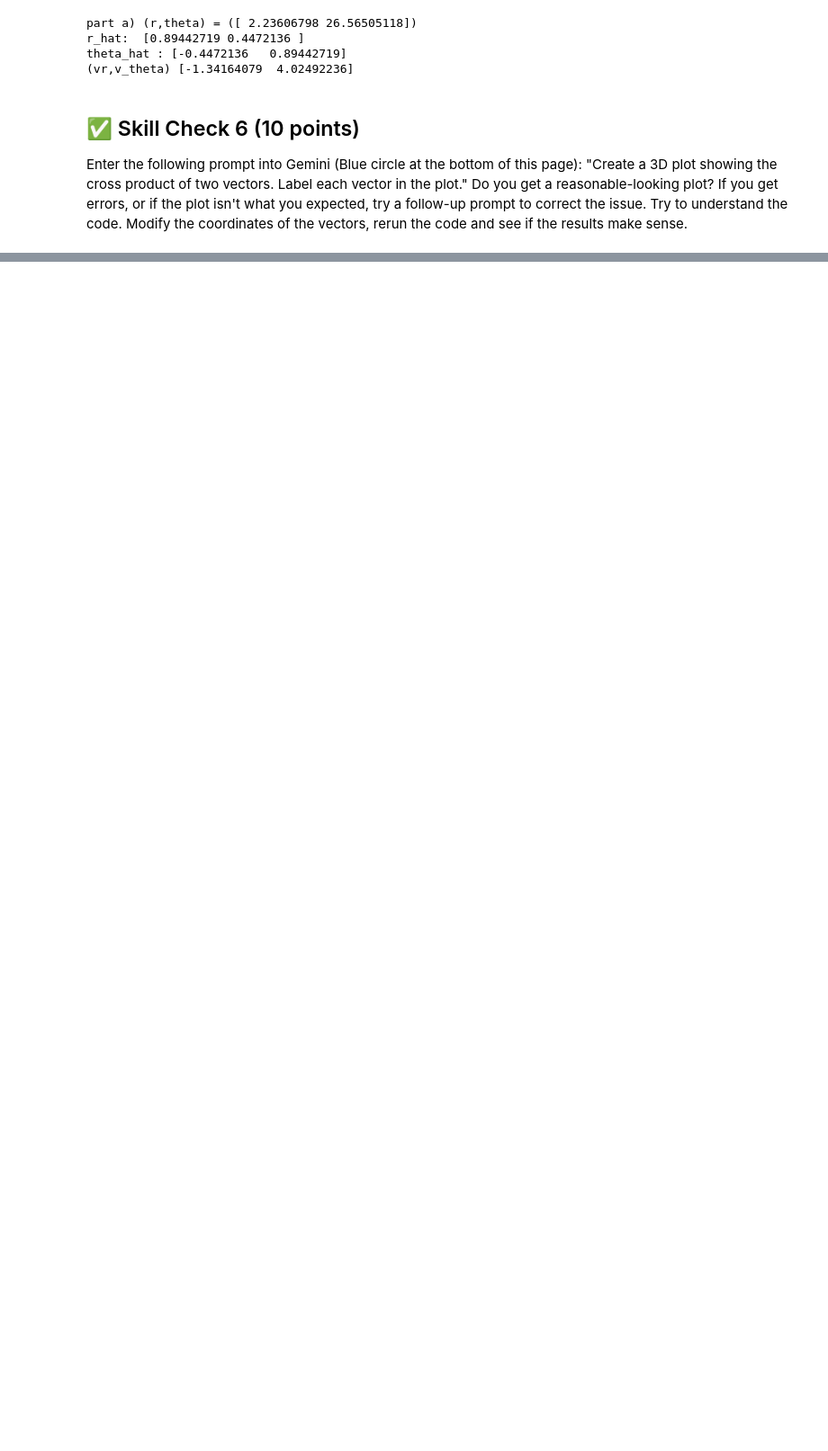
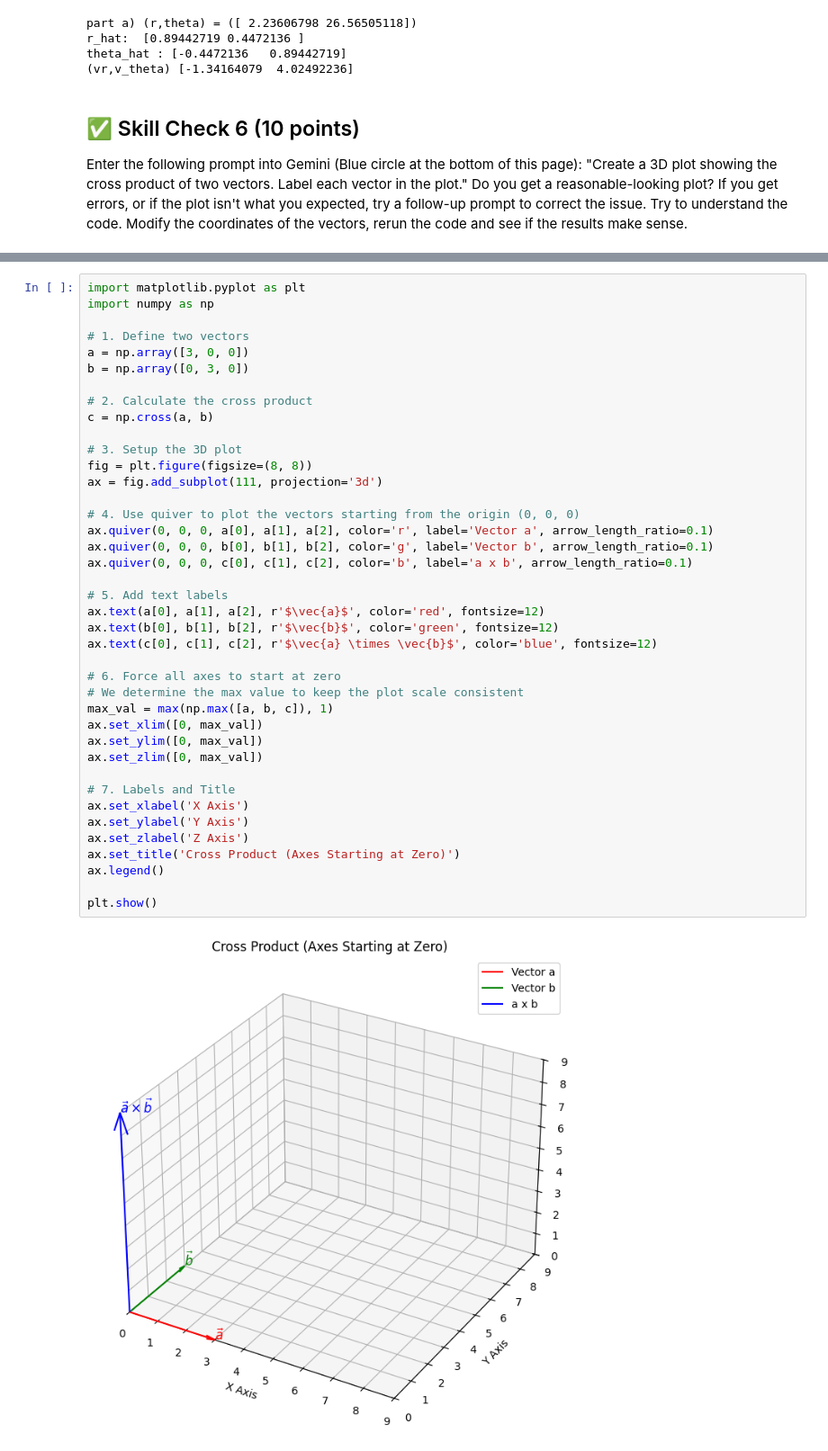
Before and after one commit to Reiniery/Analytical_Mechanics, a Jupyter notebook: HW_1A.ipynb, the cells around one changed output, grey strips where cells are left out. Shown at 90% size. Cells and saved outputs as stored; diff of their text form; blank space fills up the shorter version.

```diff
--- a/HW_1A.ipynb
+++ b/HW_1A.ipynb
@@ -286,0 +285,42 @@ Enter the following prompt into Gemini (Blue circle at the bottom of this page):
+# %%
+import matplotlib.pyplot as plt
+import numpy as np
+
+# 1. Define two vectors
+a = np.array([3, 0, 0])
+b = np.array([0, 3, 0])
+
+# 2. Calculate the cross product
+c = np.cross(a, b)
+
+# 3. Setup the 3D plot
+fig = plt.figure(figsize=(8, 8))
+ax = fig.add_subplot(111, projection='3d')
+
+# 4. Use quiver to plot the vectors starting from the origin (0, 0, 0)
+ax.quiver(0, 0, 0, a[0], a[1], a[2], color='r', label='Vector a', arrow_length_ratio=0.1)
+ax.quiver(0, 0, 0, b[0], b[1], b[2], color='g', label='Vector b', arrow_length_ratio=0.1)
+ax.quiver(0, 0, 0, c[0], c[1], c[2], color='b', label='a x b', arrow_length_ratio=0.1)
+
+# 5. Add text labels
+ax.text(a[0], a[1], a[2], r'$\vec{a}$', color='red', fontsize=12)
+ax.text(b[0], b[1], b[2], r'$\vec{b}$', color='green', fontsize=12)
+ax.text(c[0], c[1], c[2], r'$\vec{a} \times \vec{b}$', color='blue', fontsize=12)
+
+# 6. Force all axes to start at zero
+# We determine the max value to keep the plot scale consistent
+max_val = max(np.max([a, b, c]), 1)
+ax.set_xlim([0, max_val])
+ax.set_ylim([0, max_val])
+ax.set_zlim([0, max_val])
+
+# 7. Labels and Title
+ax.set_xlabel('X Axis')
+ax.set_ylabel('Y Axis')
+ax.set_zlabel('Z Axis')
+ax.set_title('Cross Product (Axes Starting at Zero)')
+ax.legend()
+
+plt.show()
+# %% [output]
+[figure, added]
```
Also changed, not shown: parts of 1 cell of this notebook.
